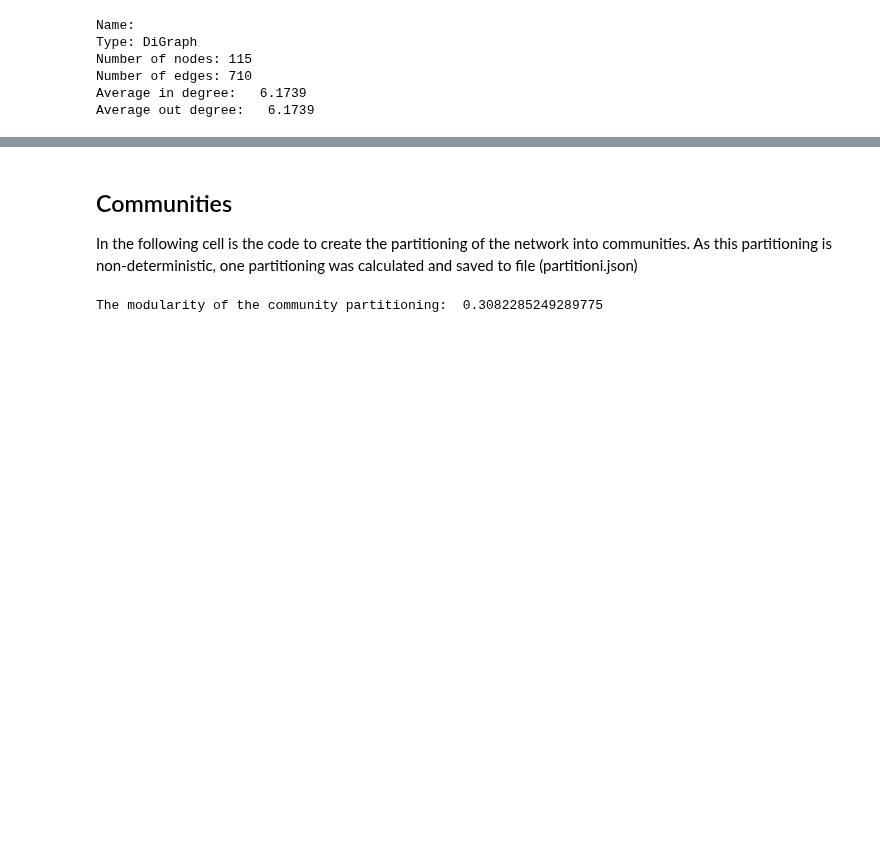
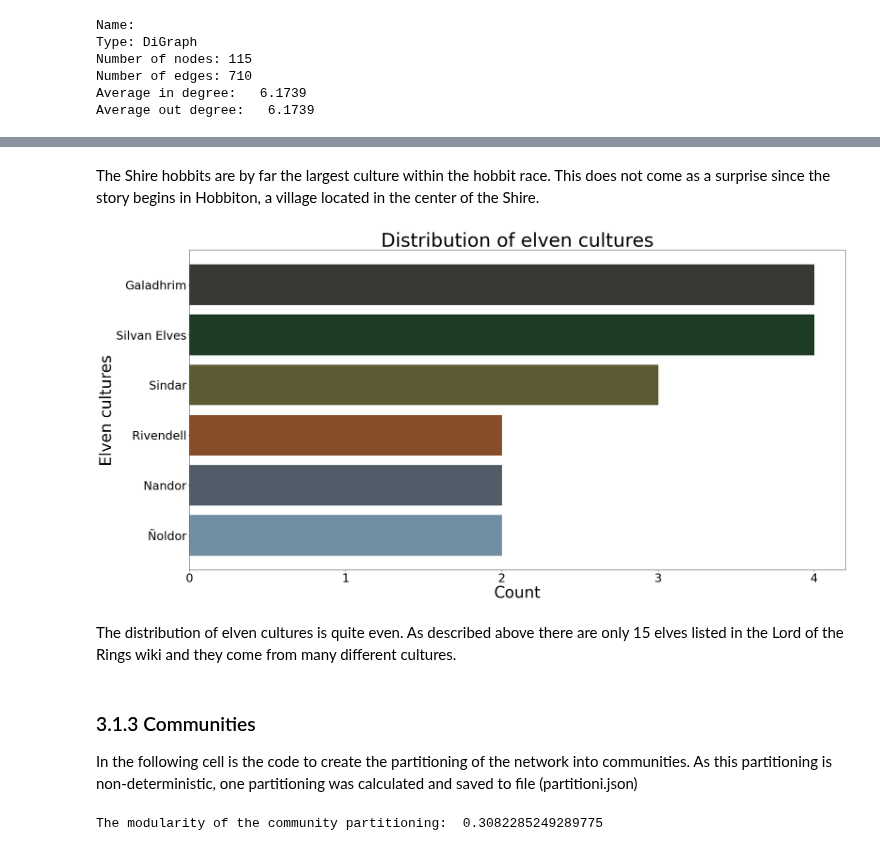
Before and after one commit to BerglindLilja/DataQueens, a Jupyter notebook: Project/Explainer_notebook.ipynb, the cells around one changed output, grey strips where cells are left out. Cells and saved outputs as stored; diff of their text form; code cells hidden in the pictures; blank space fills up the shorter version.

```diff
--- a/Project/Explainer_notebook.ipynb
+++ b/Project/Explainer_notebook.ipynb
@@ -210,5 +421,25 @@ Average out degree:   6.1739
+# %% [markdown]
+The Shire hobbits are by far the largest culture within the hobbit race. This does not come as a surprise since the story begins in Hobbiton, a village located in the center of the Shire.
+# %%
+#A graph showing the distributing of cultures of elves
+fig,ax = plt.subplots(figsize=(30,15))
+bars = ax.barh(list(biggestCulturesOfElf.keys()),biggestCulturesOfElf.values(),align = 'center')
+ax.set_xlabel('Count')
+ax.set_ylabel('Elven cultures')
+ax.set_title('Distribution of elven cultures')
+ax.xaxis.set_major_locator(MaxNLocator(integer=True))
+
+#Adding the pre-defined LOTR colors
+for i in range(len(bars)):
+   bars[i].set_color(colors[i])
+
+plt.show()
+# %% [output]
+[figure, added]
+# %% [markdown]
+The distribution of elven cultures is quite even. As described above there are only 15 elves listed in the Lord of the Rings wiki and they come from many different cultures.
 # %% [markdown]
-## Communities
+### 3.1.3 Communities <a name="3.1.2communities"></a>
 
 In the following cell is the code to create the partitioning of the network into communities. As this partitioning is non-deterministic, one partitioning was calculated and saved to file (partitioni.json)
 # %%
```
Also changed, not shown: parts of 28 cells of this notebook.
